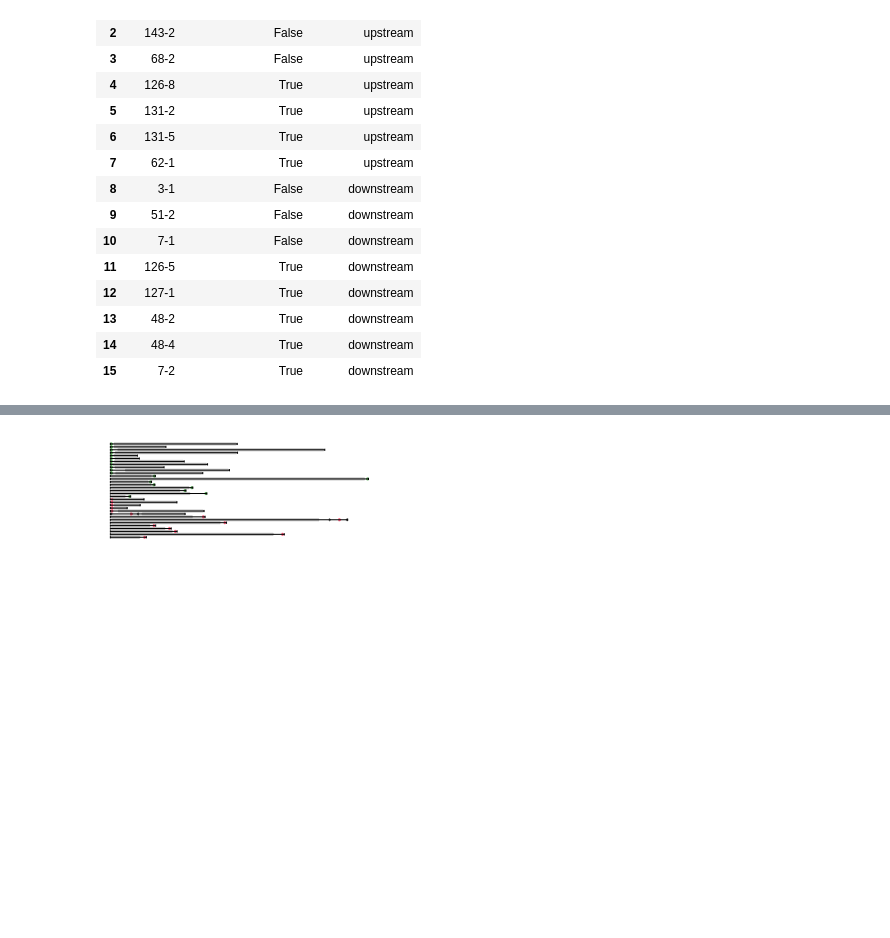
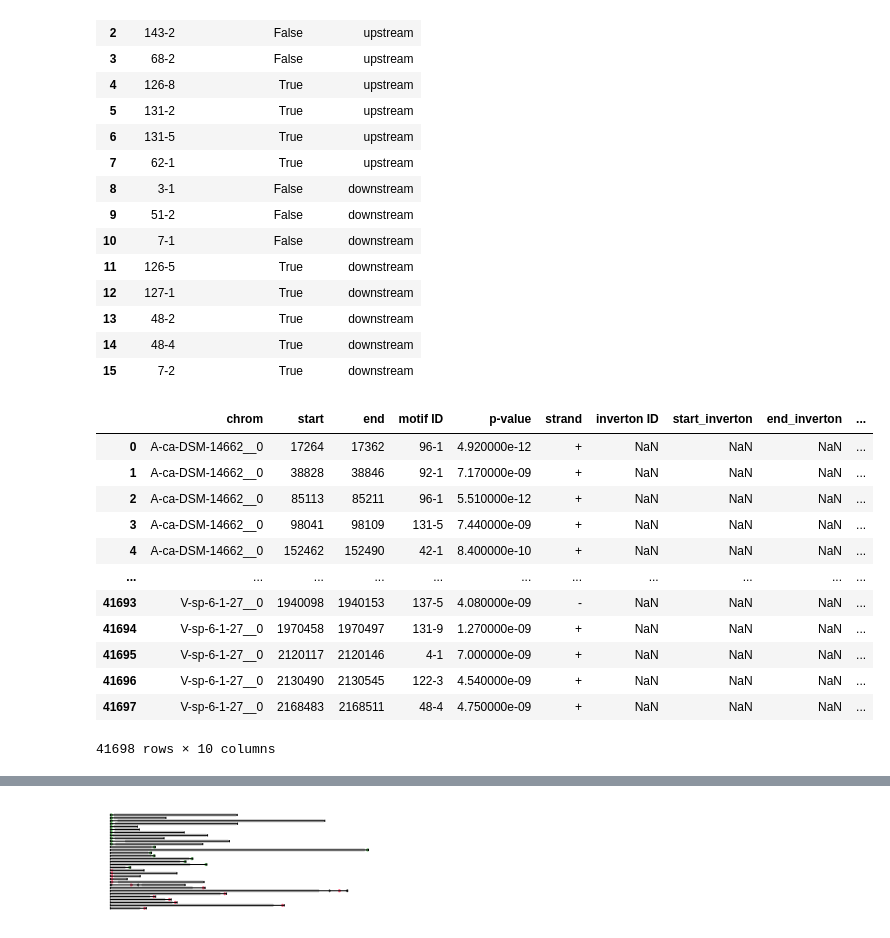
Before and after one commit to xiaofanjin/hcom2-invertons, a Jupyter notebook: hcom2-invertons.ipynb, the cells around one changed output, grey strips where cells are left out. Cells and saved outputs as stored; diff of their text form; code cells hidden in the pictures; blank space fills up the shorter version.

```diff
--- a/hcom2-invertons.ipynb
+++ b/hcom2-invertons.ipynb
@@ -29,6 +29,8 @@ import seaborn as sns
 import matplotlib.pyplot as plt
 from scipy.stats import f_oneway,kruskal,mannwhitneyu, fisher_exact, ttest_ind, pearsonr
 
+pd.set_option("display.max_columns", 50)
+
 workingDir='/path/to/hcom2-invertons/'
 # %%
 def countTotalSites(memeXMLfile):
@@ -318,3 +335,19 @@ enrichMotifDf
 | 13 | 48-2 | True | downstream |
 | 14 | 48-4 | True | downstream |
 | 15 | 7-2 | True | downstream |
+# %%
+fimoDf
+# %% [output]
+|  | chrom | start | end | motif ID | p-value | strand | inverton ID | start_inverton | end_inverton | ... |
+| 0 | A-ca-DSM-14662__0 | 17264 | 17362 | 96-1 | 4.920000e-12 | + | NaN | NaN | NaN | ... |
+| 1 | A-ca-DSM-14662__0 | 38828 | 38846 | 92-1 | 7.170000e-09 | + | NaN | NaN | NaN | ... |
+| 2 | A-ca-DSM-14662__0 | 85113 | 85211 | 96-1 | 5.510000e-12 | + | NaN | NaN | NaN | ... |
+| 3 | A-ca-DSM-14662__0 | 98041 | 98109 | 131-5 | 7.440000e-09 | + | NaN | NaN | NaN | ... |
+| 4 | A-ca-DSM-14662__0 | 152462 | 152490 | 42-1 | 8.400000e-10 | + | NaN | NaN | NaN | ... |
+| ... | ... | ... | ... | ... | ... | ... | ... | ... | ... | ... |
+| 41693 | V-sp-6-1-27__0 | 1940098 | 1940153 | 137-5 | 4.080000e-09 | - | NaN | NaN | NaN | ... |
+| 41694 | V-sp-6-1-27__0 | 1970458 | 1970497 | 131-9 | 1.270000e-09 | + | NaN | NaN | NaN | ... |
+| 41695 | V-sp-6-1-27__0 | 2120117 | 2120146 | 4-1 | 7.000000e-09 | + | NaN | NaN | NaN | ... |
+| 41696 | V-sp-6-1-27__0 | 2130490 | 2130545 | 122-3 | 4.540000e-09 | + | NaN | NaN | NaN | ... |
+| 41697 | V-sp-6-1-27__0 | 2168483 | 2168511 | 48-4 | 4.750000e-09 | + | NaN | NaN | NaN | ... |
+41698 rows × 10 columns
```
Also changed, not shown: parts of 9 cells of this notebook, 1 other file.
